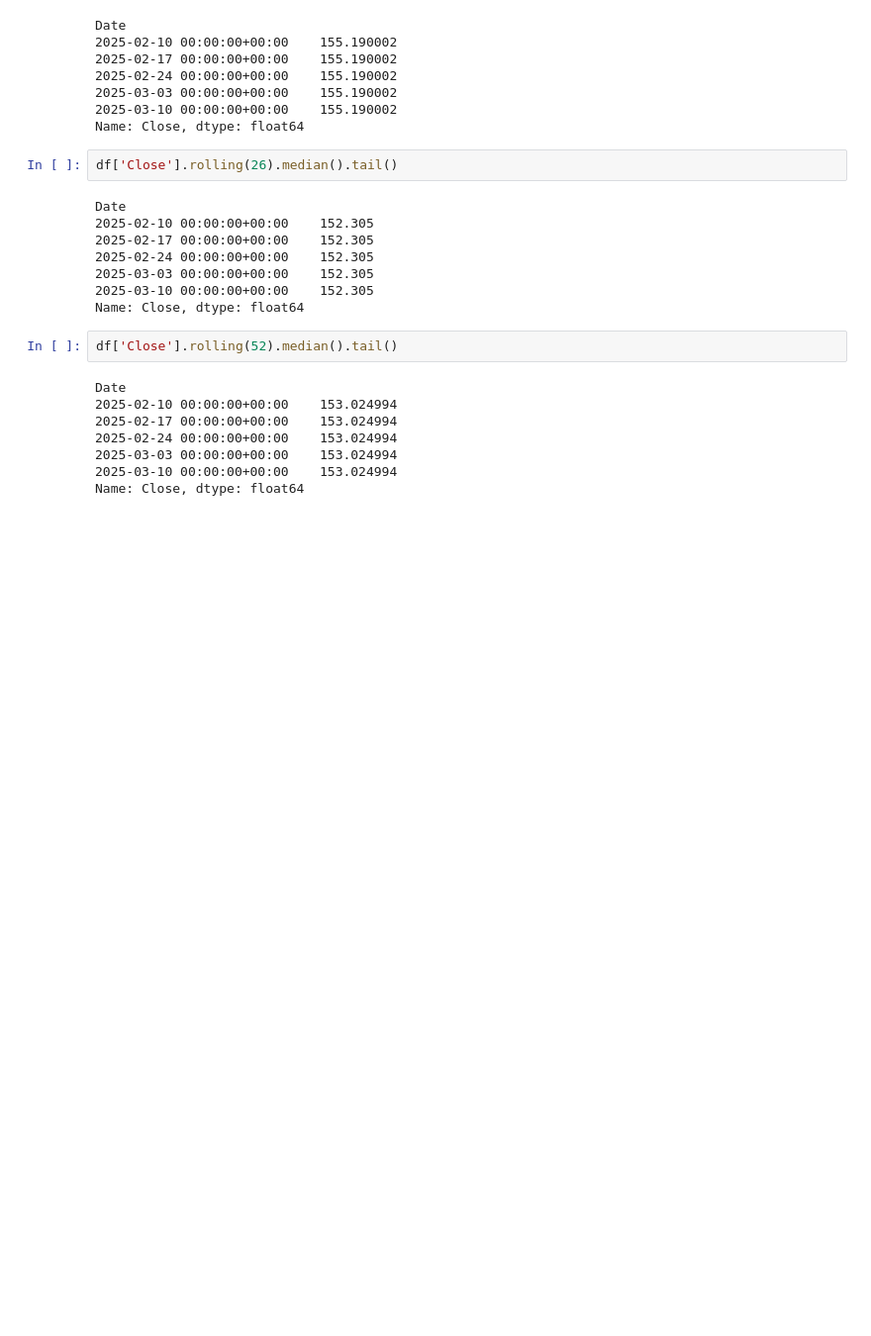
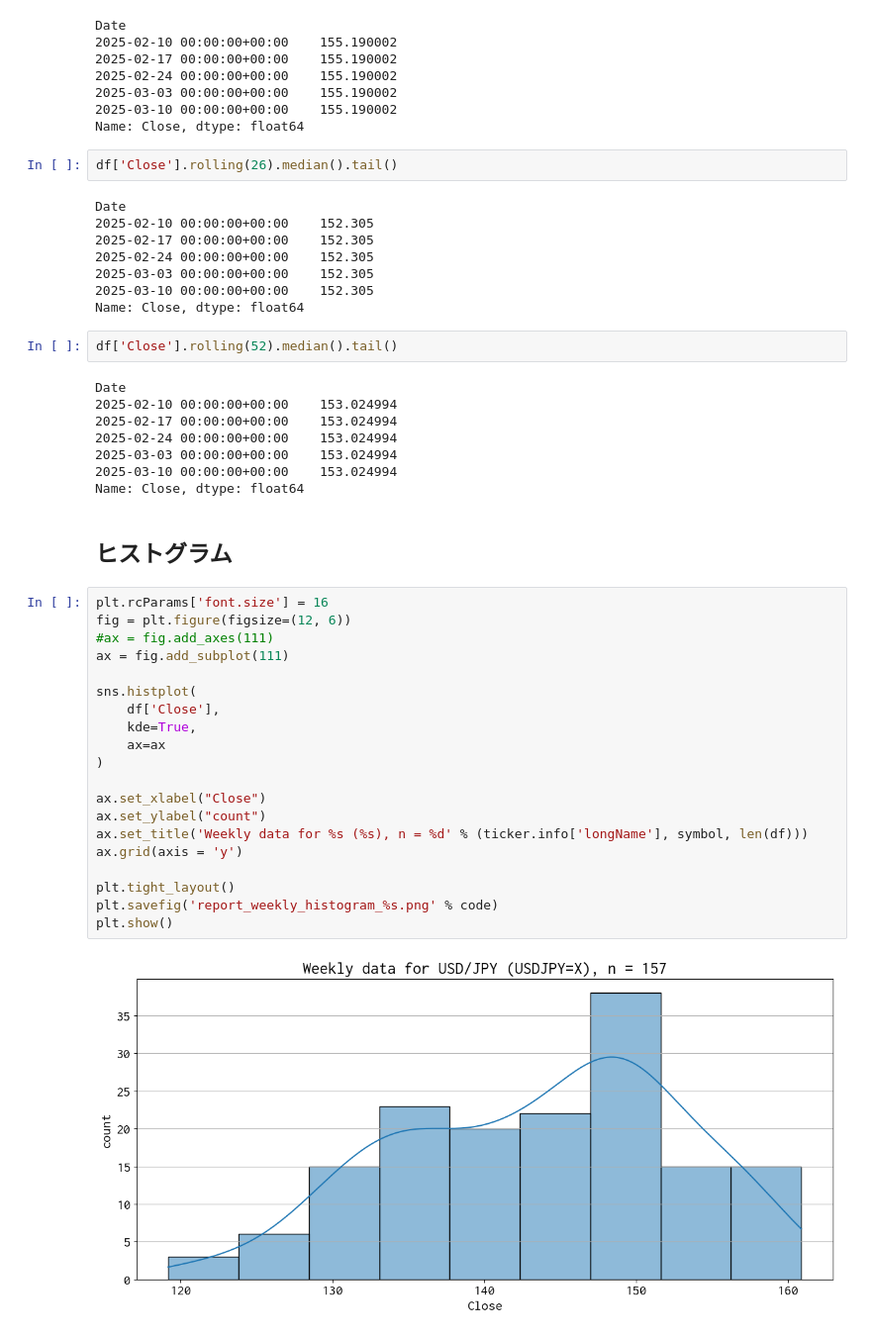
Before and after one commit to bitwalk123/stock, a Jupyter notebook: exchange/report_weekly_robust_usdjpy.ipynb, the cells around one changed output. Shown: that part at 99% size. Cells and saved outputs as stored; diff of their text form; blank space fills up the shorter version.

```diff
--- a/exchange/report_weekly_robust_usdjpy.ipynb
+++ b/exchange/report_weekly_robust_usdjpy.ipynb
@@ -147,3 +149,27 @@ Date
 2025-03-03 00:00:00+00:00    153.024994
 2025-03-10 00:00:00+00:00    153.024994
 Name: Close, dtype: float64
+# %% [markdown]
+## ヒストグラム
+# %%
+plt.rcParams['font.size'] = 16
+fig = plt.figure(figsize=(12, 6))
+#ax = fig.add_axes(111)
+ax = fig.add_subplot(111)
+
+sns.histplot(
+    df['Close'],
+    kde=True,
+    ax=ax
+)
+
+ax.set_xlabel("Close")
+ax.set_ylabel("count")
+ax.set_title('Weekly data for %s (%s), n = %d' % (ticker.info['longName'], symbol, len(df)))
+ax.grid(axis = 'y')
+
+plt.tight_layout()
+plt.savefig('report_weekly_histogram_%s.png' % code)
+plt.show()
+# %% [output]
+[figure, added]
```
Also changed, not shown: parts of 2 cells of this notebook, 2 other files.
